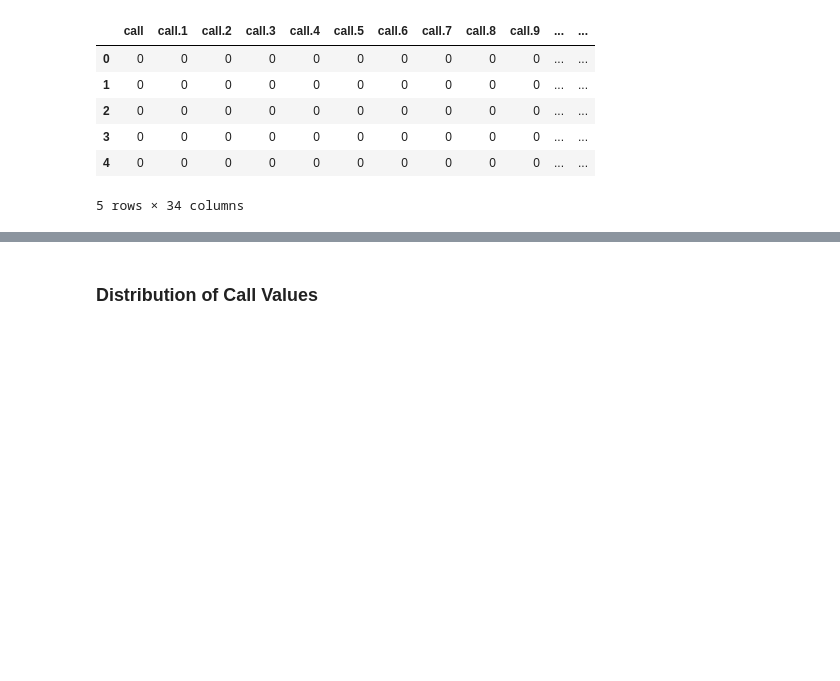
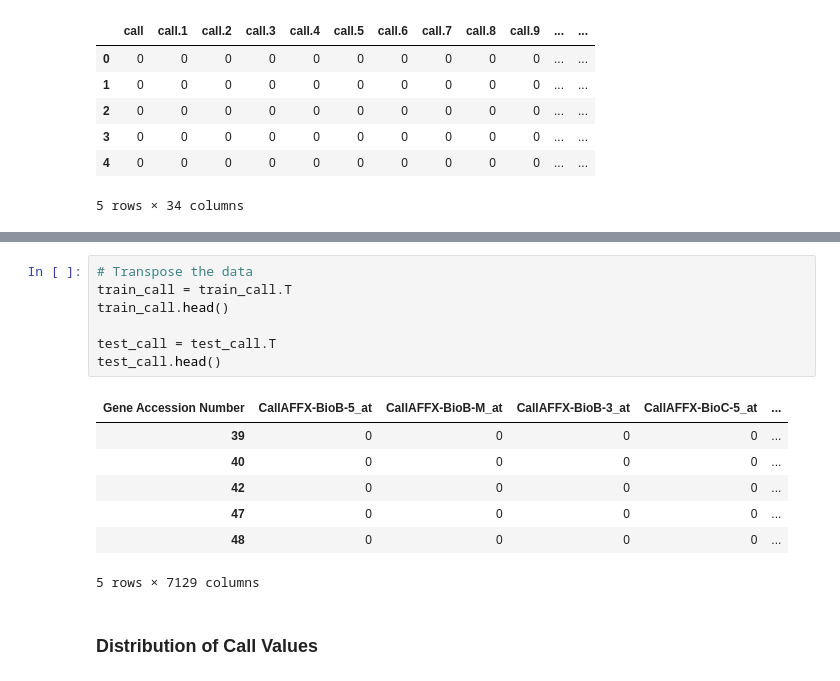
Before and after one commit to charlottedriver/LeukaemiaClassification, a Jupyter notebook: LeukemiaClassification.ipynb, the cells around one changed output, grey strips where cells are left out. Saved outputs shown, nothing was run; the diff lists cells and outputs as text; blank space fills up the shorter version.

```diff
--- a/LeukemiaClassification.ipynb
+++ b/LeukemiaClassification.ipynb
@@ -130,3 +157,18 @@ test_call.head()
+# %%
+# Transpose the data
+train_call = train_call.T
+train_call.head()
+
+test_call = test_call.T
+test_call.head()
+# %% [output]
+| Gene Accession Number | CallAFFX-BioB-5_at | CallAFFX-BioB-M_at | CallAFFX-BioB-3_at | CallAFFX-BioC-5_at | ... |
+| 39 | 0 | 0 | 0 | 0 | ... |
+| 40 | 0 | 0 | 0 | 0 | ... |
+| 42 | 0 | 0 | 0 | 0 | ... |
+| 47 | 0 | 0 | 0 | 0 | ... |
+| 48 | 0 | 0 | 0 | 0 | ... |
+5 rows × 7129 columns
 # %% [markdown]
 ### Distribution of Call Values
 # %% [markdown]
```
Also changed, not shown: parts of 9 cells of this notebook.
